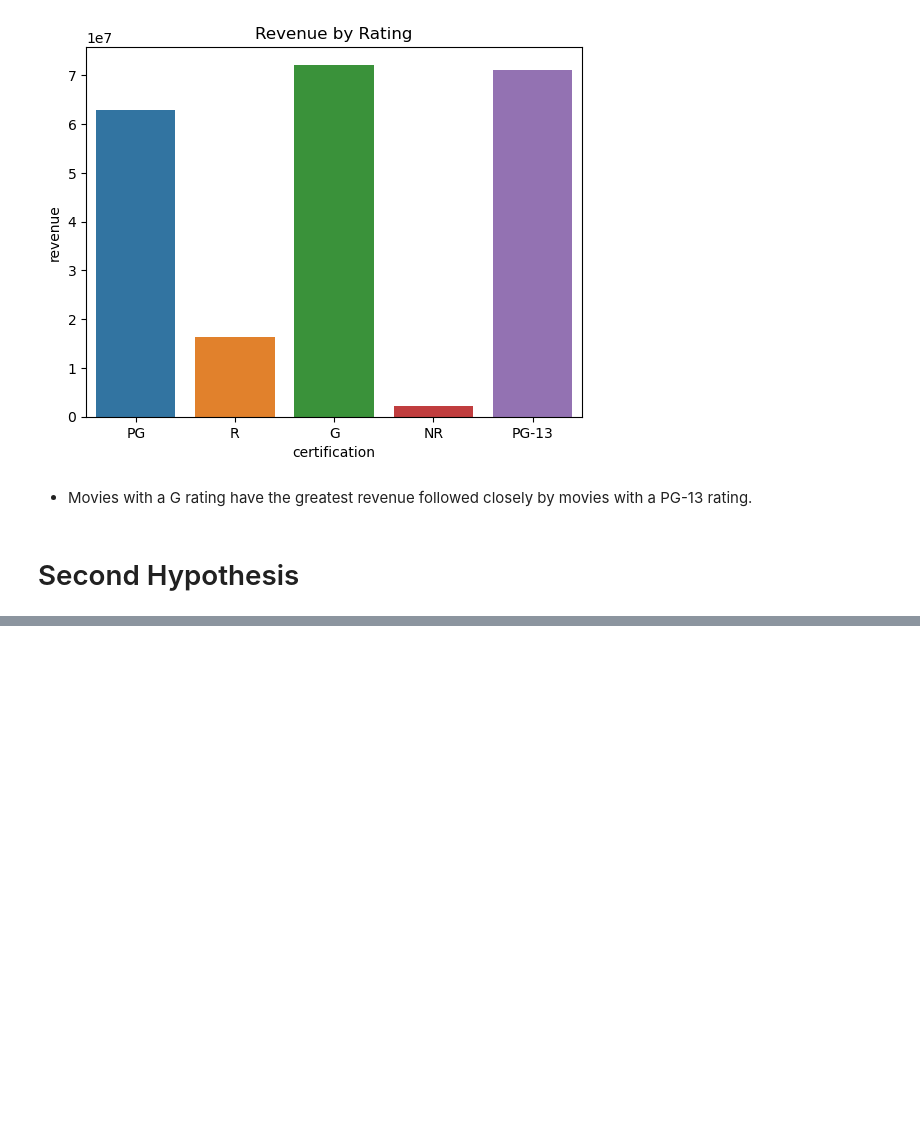
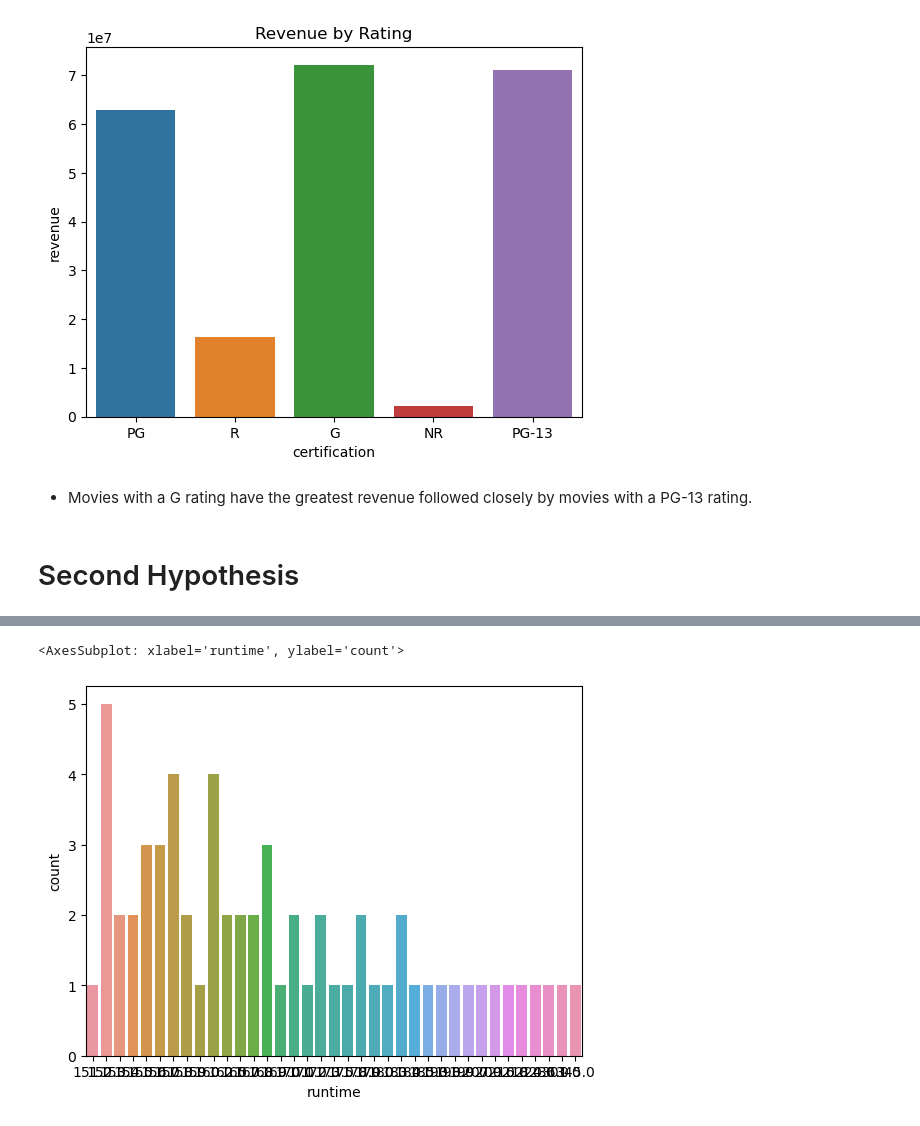
Before and after one commit to Elispreng/Project_3, a Jupyter notebook: Project3_Part4_Spreng-Copy1.ipynb, the cells around one changed output, grey strips where cells are left out. Drawn from its saved outputs; the diff is of its cells as text; code cells hidden in the pictures; blank space fills up the shorter version.

```diff
--- a/Project3_Part4_Spreng-Copy1.ipynb
+++ b/Project3_Part4_Spreng-Copy1.ipynb
@@ -103,7 +105,3 @@ Name: certification, dtype: int64
 # %%
 # drop the unrated column
 firsthypo_df = firsthypo_df.loc[firsthypo_df['certification'] != 'Unrated']
-# %%
-# drop NC 17 column
-firsthypo_df = firsthypo_df.loc[firsthypo_df['certification'] != 'NC-17']
-firsthypo_df['certification'].value_counts()
@@ -119,0 +211,4 @@ firsthypo_df = firsthypo_df.dropna(subset=['certification'])
+# %%
+# create groups
+long_film_df = firsthypo_df.loc[firsthypo_df['runtime'] > 150].copy()
+short_film_df = firsthypo_df.loc[firsthypo_df['runtime'] < 90].copy()
@@ -270,0 +533,5 @@ ax.set_title("Revenue by Rating");
+# %%
+sns.countplot(data=long_film_df, x='runtime')
+# %% [output]
+<AxesSubplot: xlabel='runtime', ylabel='count'>
+[figure, added]
```
Also changed, not shown: parts of 59 cells of this notebook, 5 other files.
